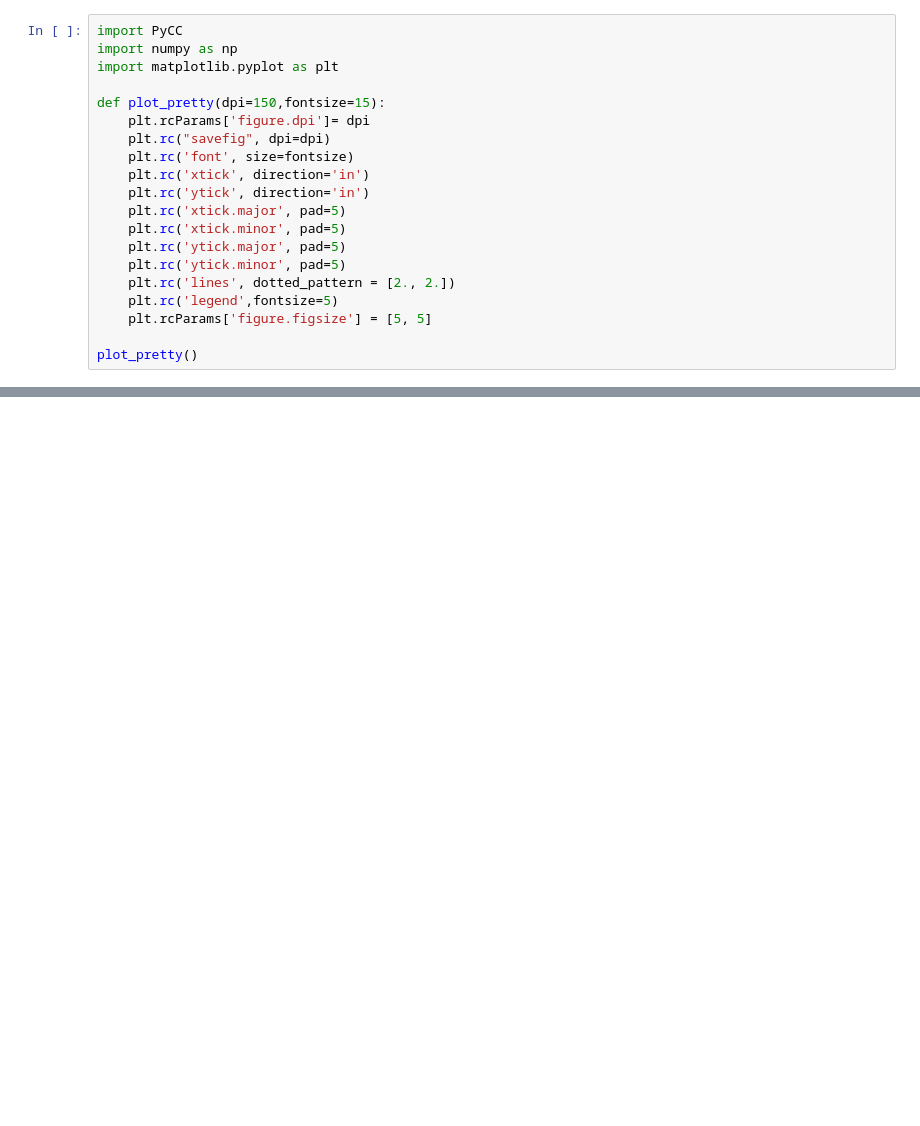
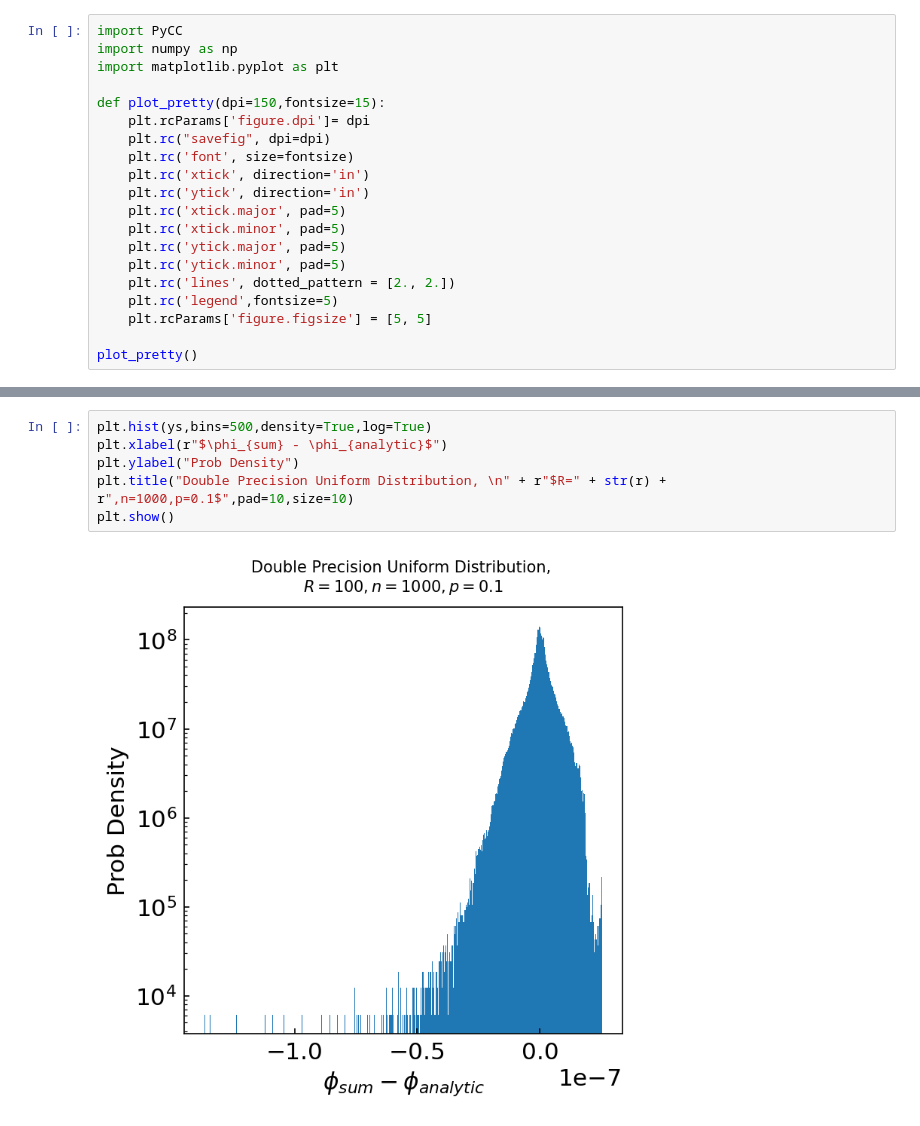
Before and after one commit to humz2k/PyCC, a Jupyter notebook: test.ipynb, the cells around one changed output, grey strips where cells are left out. Cells and saved outputs as stored; diff of their text form; blank space fills up the shorter version.

```diff
--- a/test.ipynb
+++ b/test.ipynb
@@ -61,0 +84,8 @@ plt.show()
+# %%
+plt.hist(ys,bins=500,density=True,log=True)
+plt.xlabel(r"$\phi_{sum} - \phi_{analytic}$")
+plt.ylabel("Prob Density")
+plt.title("Double Precision Uniform Distribution, \n" + r"$R=" + str(r) + r",n=1000,p=0.1$",pad=10,size=10)
+plt.show()
+# %% [output]
+[figure, added]
```
Also changed, not shown: parts of 4 cells of this notebook.
